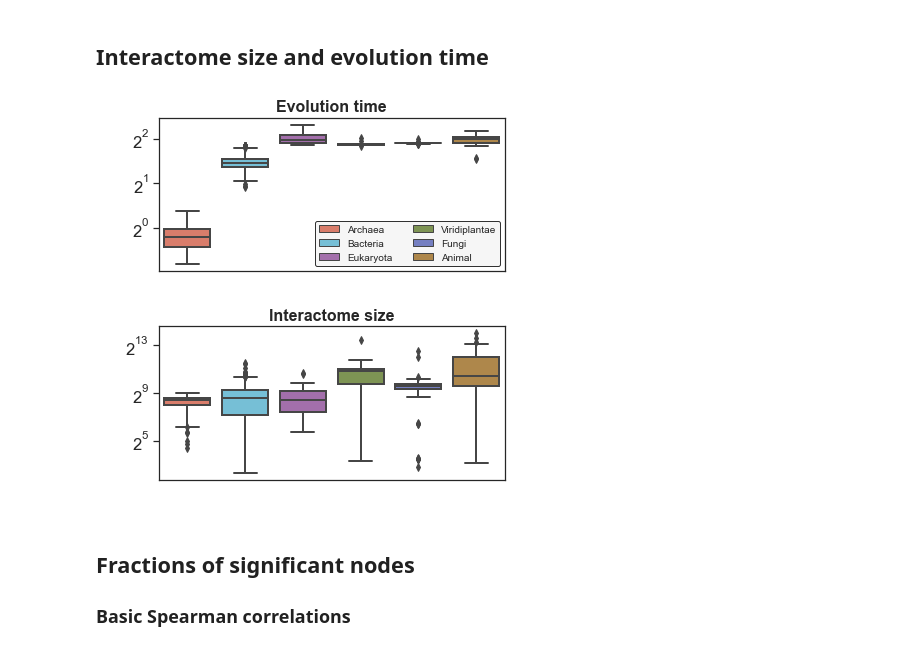
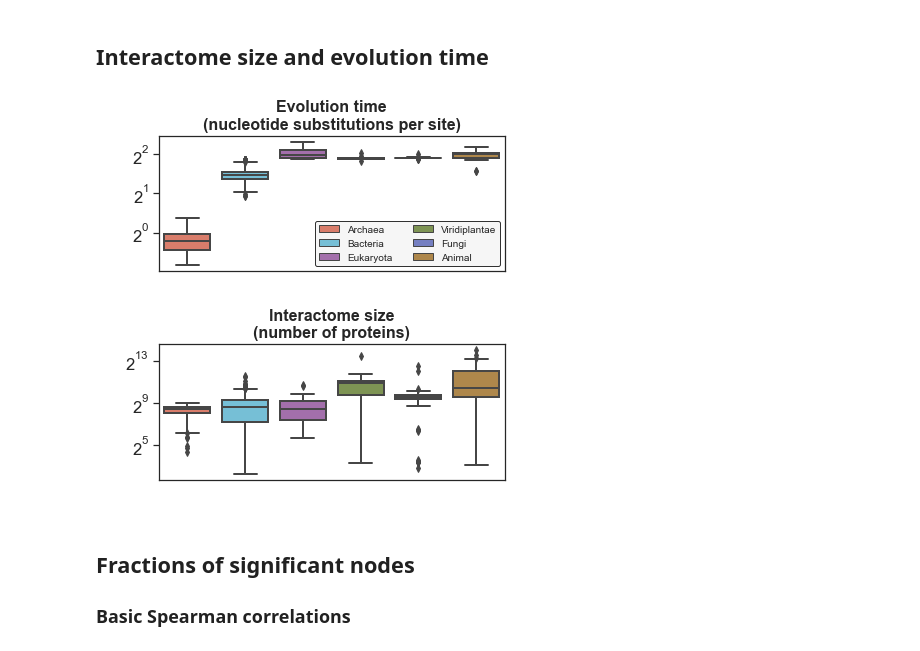
Before and after one commit to sztal/scs-paper, a Jupyter notebook: analyses/3-proteins/proteins.ipynb, the cells around one changed output. Drawn from its saved outputs; the diff is of its cells as text; code cells hidden in the pictures.

```diff
--- a/analyses/3-proteins/proteins.ipynb
+++ b/analyses/3-proteins/proteins.ipynb
@@ -234,36 +234,36 @@ xticks = dict(
 )
 box_kws = dict(
     x=x, hue=hue, data=data,
     order=BIODOMAINS,
     hue_order=BIODOMAINS,
     dodge=False, linewidth=2
 )
 
 labels = {
-    "evo_time": "Evolution time",
-    "n_nodes":  "Interactome size"
+    "evo_time": "Evolution time\n(nucleotide substitutions per site)",
+    "n_nodes":  "Interactome size\n(number of proteins)"
 }
 
 for kv, ax in zip(labels.items(), axes.flatten()):
     y, title = kv
     sns.boxplot(y=y, ax=ax, **box_kws)
 
     ax.set_title(title, fontsize=16, fontweight="bold")
     ax.set_xlabel(" ")
     ax.set_ylabel(" ")
     ax.get_legend().remove()
     ax.set_yscale("log", base=2)
     ax.tick_params(**xticks)
 
 axes[0].legend(
     ncol=2, fontsize=10, frameon=True,
     edgecolor="black", facecolor="#F4F4F4"
 )
 
 fig.tight_layout()
 fig.savefig(FIGPATH/"biodomains-evolution.pdf", bbox_inches="tight")
 # %% [output]
-[figure, old version]
+[figure, new version]
 # %% [markdown]
 ## Fractions of significant nodes
 
```
Also changed, not shown: parts of 7 cells of this notebook, 2 other files.
